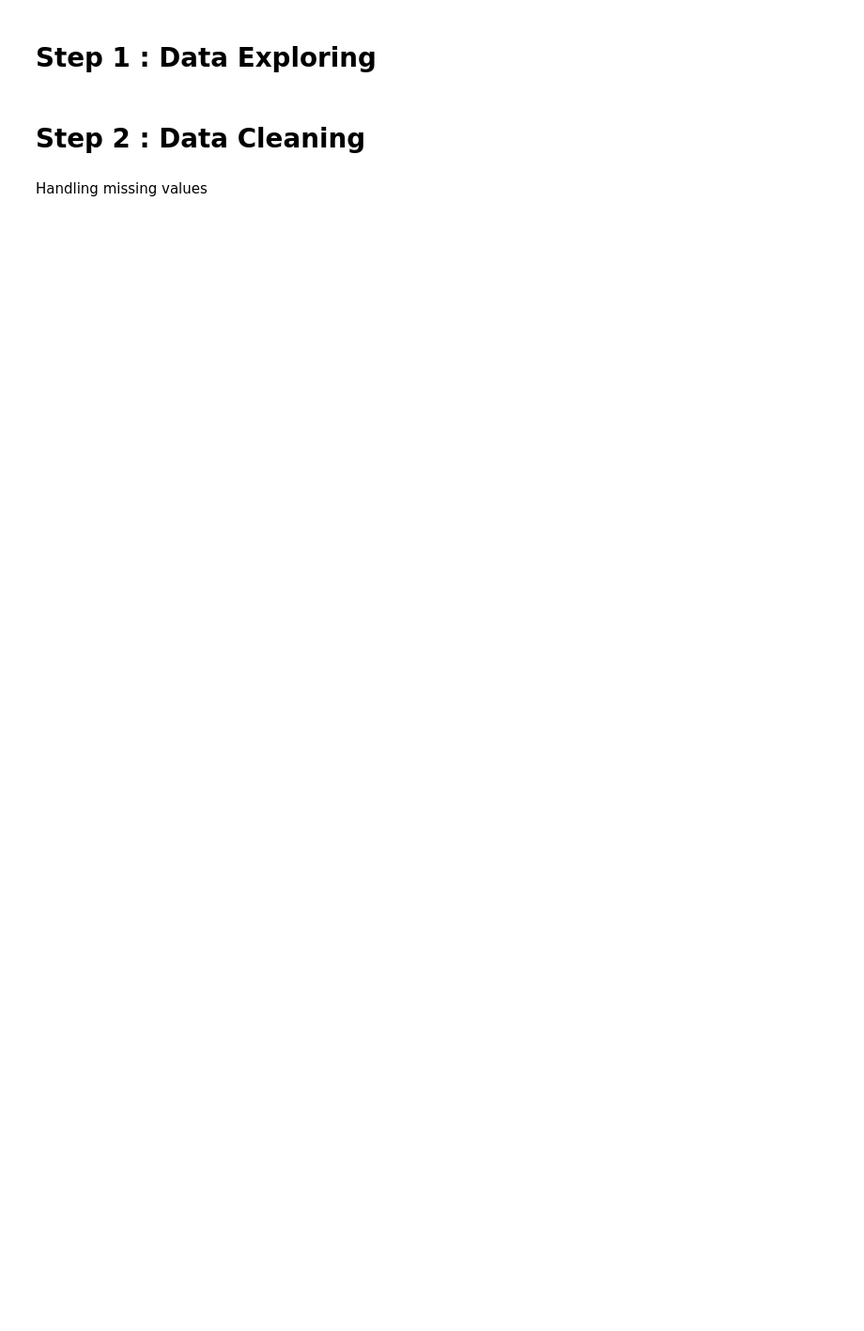
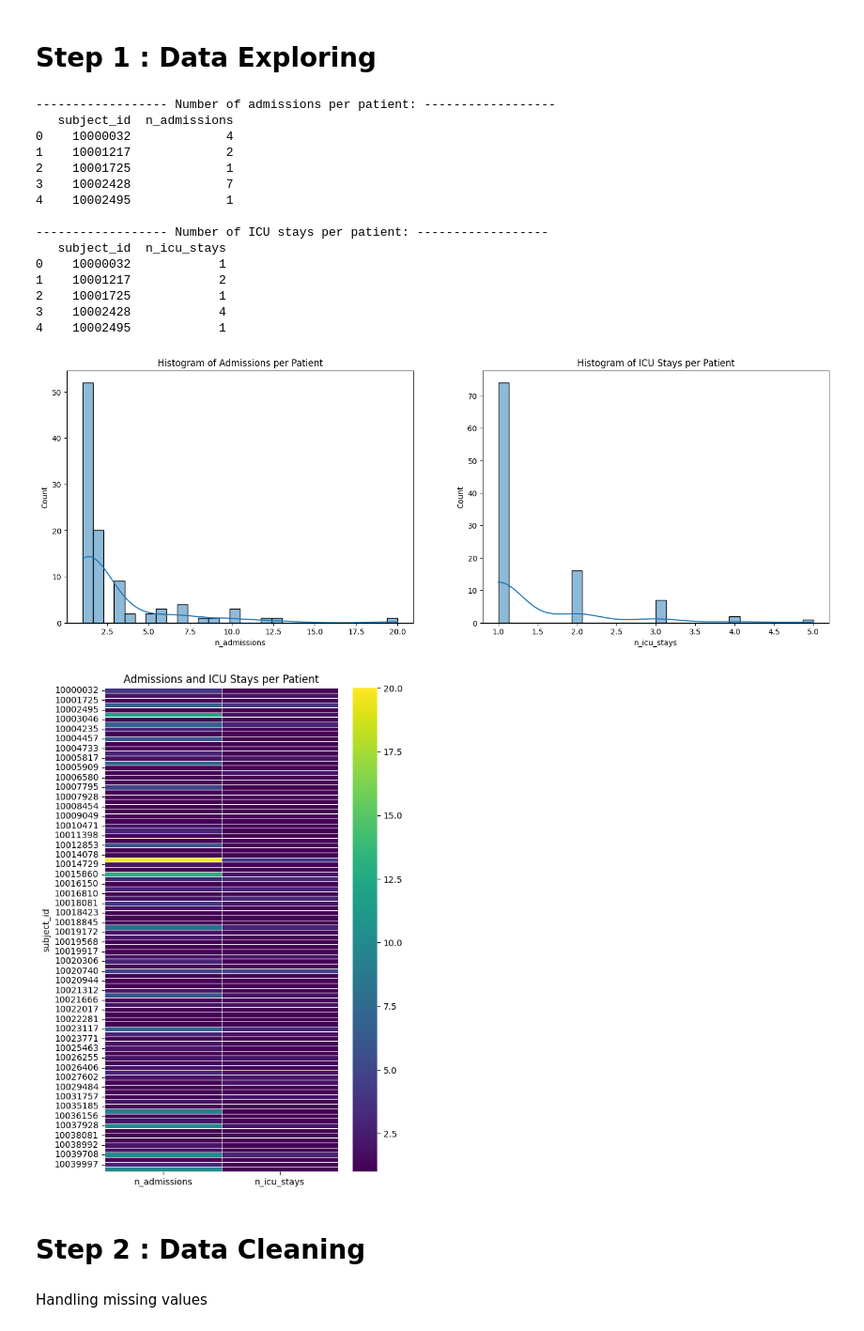
Before and after one commit to OnsHanafi/icu-acquity-phenotyping, a Jupyter notebook: ICUproject.ipynb, the cells around one changed output. Shown at 94% size. Drawn from its saved outputs; the diff is of its cells as text; code cells hidden in the pictures; blank space fills up the shorter version.

Commit message:
GRAPH: admissions and icu stays per patient

```diff
--- a/ICUproject.ipynb
+++ b/ICUproject.ipynb
@@ -208,6 +211,62 @@ print("\n------------------------------------------------------")
 print("Missing values in Lab Items:")
 print("------------------------------------------------------")
 print(lab_items.isnull().sum()/lab_items.shape[0]*100)
+# %%
+# counting the number of unique admissions and ICU stays for each patient
+print("------------------ Number of admissions per patient: ------------------")
+admissions_per_patient = admissions.groupby("subject_id")["hadm_id"].nunique()
+admissions_per_patient = admissions_per_patient.reset_index()
+admissions_per_patient.columns = ["subject_id", "n_admissions"]
+print(admissions_per_patient.head())
+
+print("\n------------------ Number of ICU stays per patient: ------------------")
+icu_stays_per_patient = icu_stays.groupby("subject_id")["stay_id"].nunique()
+icu_stays_per_patient = icu_stays_per_patient.reset_index()
+icu_stays_per_patient.columns = ["subject_id", "n_icu_stays"]
+print(icu_stays_per_patient.head())
+
+# Displaying the distribution of the number of admissions and ICU stays per patient
+fig, axes = plt.subplots(1, 2, figsize=(18, 6))
+sns.histplot(admissions_per_patient['n_admissions'], bins=30, kde=True, ax=axes[0])
+axes[0].set_title('Histogram of Admissions per Patient')
+
+sns.histplot(icu_stays_per_patient['n_icu_stays'], bins=30, kde=True, ax=axes[1])
+axes[1].set_title('Histogram of ICU Stays per Patient')
+plt.show()
+
+# creating a heatmap to show the number of admissions and ICU stays per patient
+patient_summary = admissions_per_patient.merge(
+    icu_stays_per_patient,
+    on="subject_id",
+    how="outer"
+).fillna(0)
+plt.figure(figsize=(6,10))
+
+sns.heatmap(
+    patient_summary.set_index("subject_id"),
+    cmap="viridis",
+    linewidths=0.5
+)
+plt.title("Admissions and ICU Stays per Patient")
+plt.show()
+# %% [output]
+------------------ Number of admissions per patient: ------------------
+   subject_id  n_admissions
+0    10000032             4
+1    10001217             2
+2    10001725             1
+3    10002428             7
+4    10002495             1
+
+------------------ Number of ICU stays per patient: ------------------
+   subject_id  n_icu_stays
+0    10000032            1
+1    10001217            2
+2    10001725            1
+3    10002428            4
+4    10002495            1
+[figure, added]
+[figure, added]
 # %%
 #Charevents table: understanding clinical variables
 # each itemid represents the SAME clinical measurements in the ICU system (heart rate, blood pressure, respiratory rate, oxygen saturation)
```
Also changed, not shown: parts of 5 cells of this notebook.
